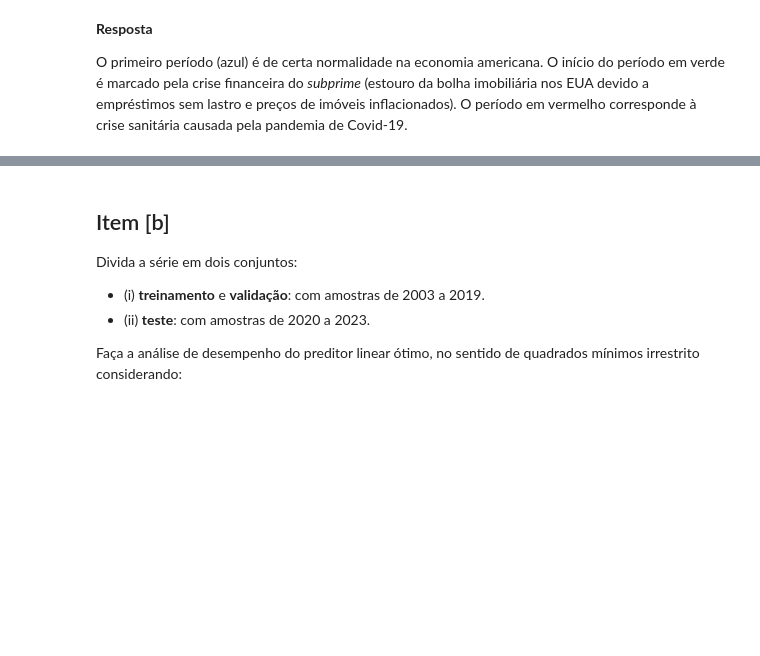
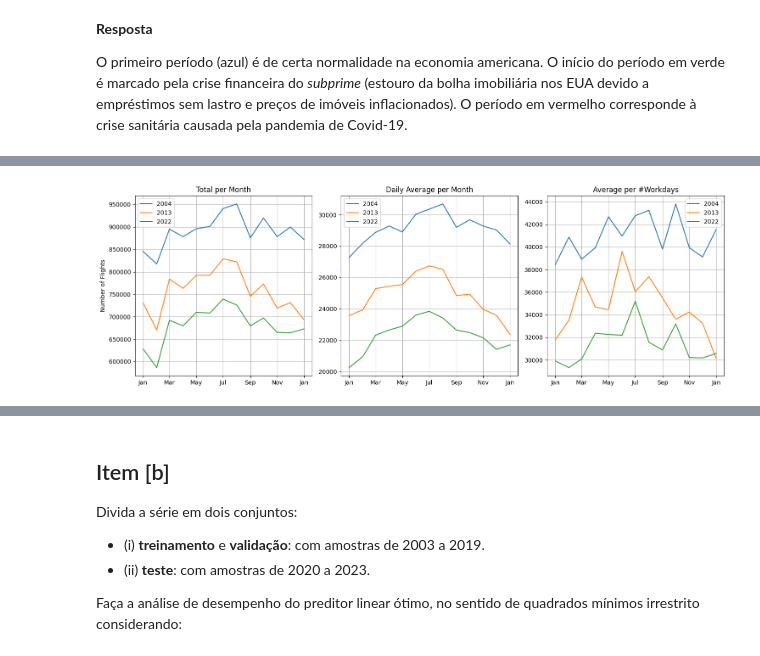
Before and after one commit to TiagoCAAmorim/machine_learning, a Jupyter notebook: Lista01/Lista01.ipynb, the cells around one changed output, grey strips where cells are left out. Drawn from its saved outputs; the diff is of its cells as text; code cells hidden in the pictures; blank space fills up the shorter version.

```diff
--- a/Lista01/Lista01.ipynb
+++ b/Lista01/Lista01.ipynb
@@ -130,22 +107,0 @@ plt.show()
-# %%
-def year_plots(years, columns, titles):
-    date_format = DateFormatter("%b")
-
-    _, axs = plt.subplots(1, len(columns), figsize=(len(columns)*5, 5))
-
-    for i, (column,title) in enumerate(zip(columns, titles)):
-        for year in years:
-            axs[i].plot(df.loc[f'{years[0]}-01-01':f'{years[0]+1}-01-01'].index,
-                        df_original.loc[f'{year}-01-01':f'{year+1}-01-01'][column],
-                        linestyle='-', label=year)
-        axs[i].xaxis.set_major_formatter(date_format)
-        axs[i].set_title(title)
-        axs[i].legend()
-        axs[i].grid(True)
-    axs[0].set_ylabel('Number of Flights')
-    plt.tight_layout()
-    plt.show()
-
-year_plots([2004, 2013, 2022],
-           ['Flt', 'Flt_per_day'],
-           ['Total per Month', 'Daily Average per Month'])
@@ -178,0 +136,24 @@ O primeiro período (azul) é de certa normalidade na economia americana. O iní
+# %%
+def year_plots(years, columns, titles):
+    date_format = DateFormatter("%b")
+
+    _, axs = plt.subplots(1, len(columns), figsize=(len(columns)*5, 5))
+
+    for i, (column,title) in enumerate(zip(columns, titles)):
+        for year in years:
+            axs[i].plot(df_original.loc[f'{years[0]}-01-01':f'{years[0]+1}-01-01'].index,
+                        df_original.loc[f'{year}-01-01':f'{year+1}-01-01'][column],
+                        linestyle='-', label=year)
+        axs[i].xaxis.set_major_formatter(date_format)
+        axs[i].set_title(title)
+        axs[i].legend()
+        axs[i].grid(True)
+    axs[0].set_ylabel('Number of Flights')
+    plt.tight_layout()
+    plt.show()
+# %%
+year_plots([2004, 2013, 2022],
+           ['Flt', 'Flt_per_day', 'Flt_per_workday'],
+           ['Total per Month', 'Daily Average per Month', 'Average per #Workdays'])
+# %% [output]
+[figure, added]
```
Also changed, not shown: parts of 26 cells of this notebook, 2 other files.
